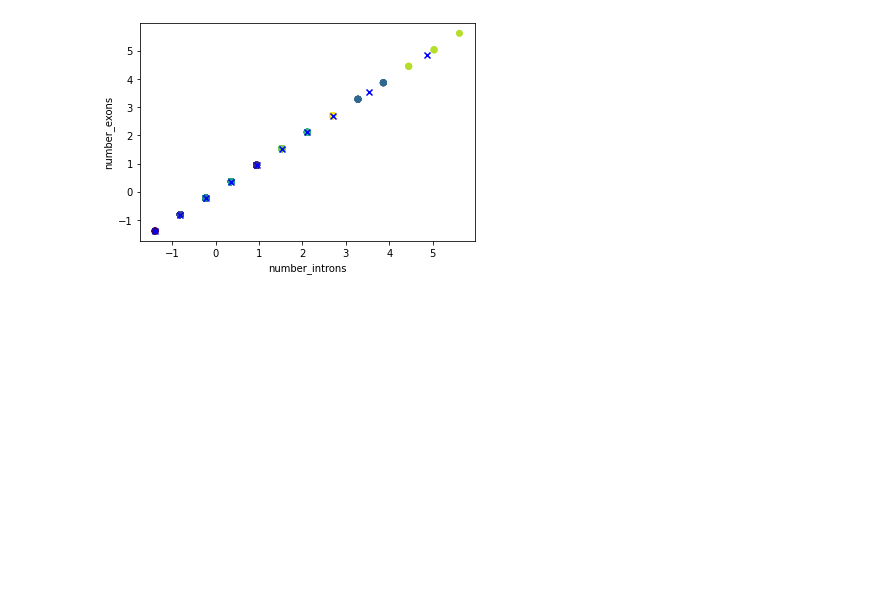
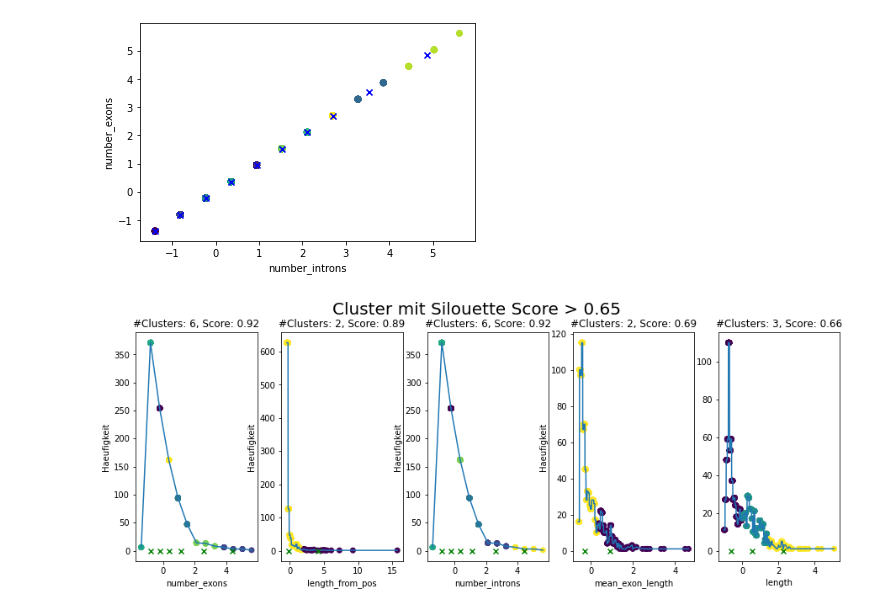
Before and after one commit to hahahannes/rna-clustering, a Jupyter notebook: notebook.ipynb, the cells around one changed output. Drawn from its saved outputs; the diff is of its cells as text; code cells hidden in the pictures; blank space fills up the shorter version.

```diff
--- a/notebook.ipynb
+++ b/notebook.ipynb
@@ -116,4 +130,12 @@ def plot_best_combinations(dimension, combinations, threshold):
     plt.show()
+# %%
+combinations = get_best_combinations(1, 0.65)
+number_rows = 1
+number_cols = 5
+fig = plt.figure(figsize=(15,5))
+plot_best_combinations(1, combinations, 0.65, fig, number_rows, number_cols)
+# %% [output]
+[figure, added]
 # %%
 combinations = get_best_combinations(2, 0.6)
 plot_best_combinations(2, combinations, 0.6)
```
Also changed, not shown: parts of 11 cells of this notebook, 2 other files.
